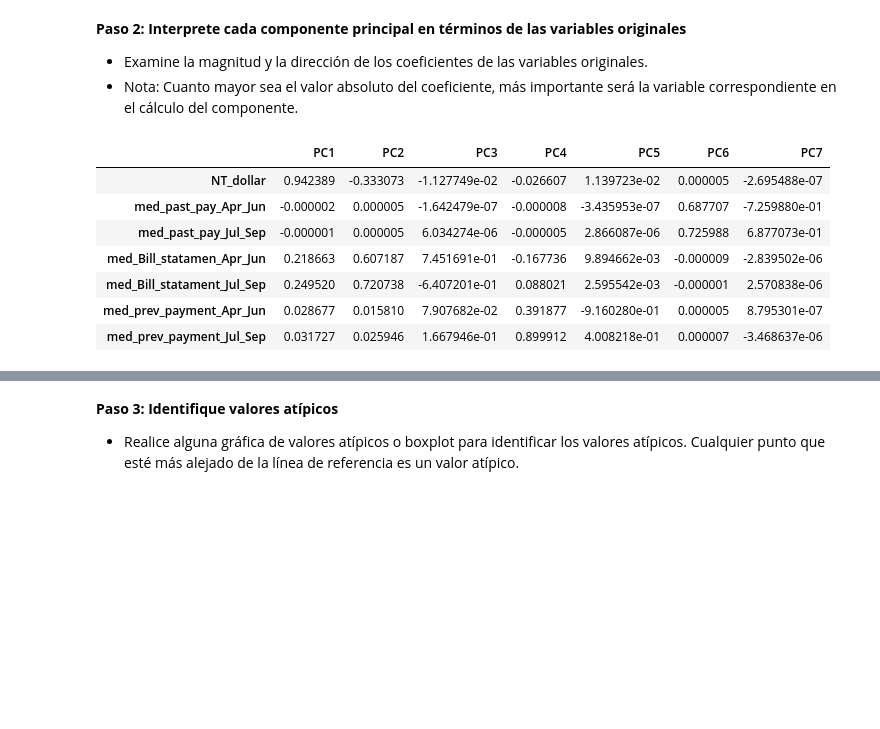
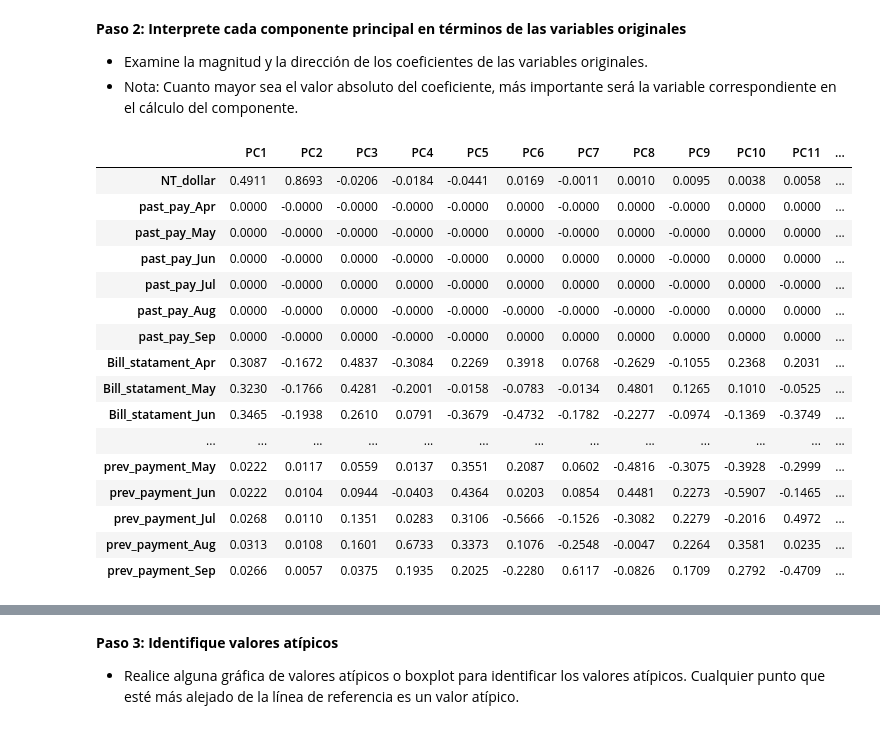
Before and after one commit to PosgradoMNA/actividades-de-aprendizaje-feracor, a Jupyter notebook: A01794022_Actividad_Semanal_4.ipynb, the cells around one changed output, grey strips where cells are left out. Drawn from its saved outputs; the diff is of its cells as text; code cells hidden in the pictures; blank space fills up the shorter version.

```diff
--- a/A01794022_Actividad_Semanal_4.ipynb
+++ b/A01794022_Actividad_Semanal_4.ipynb
@@ -121,7 +121,7 @@ df2
 
 df2 = df2.reindex(columns=['NT_dollar','past_pay_Apr','past_pay_May','past_pay_Jun','past_pay_Jul','past_pay_Aug','past_pay_Sep',
     'Bill_statament_Apr','Bill_statament_May','Bill_statament_Jun','Bill_statament_Jul','Bill_statament_Aug','Bill_statament_Sep',
-    'prev_payment_Apr','prev_payment_May','prev_payment_Jun','prev_payment_Jul','prev_payment_Aug','prev_payment_Sep','Y'])
+    'prev_payment_Apr','prev_payment_May','prev_payment_Jun','prev_payment_Jul','prev_payment_Aug','prev_payment_Sep'])
 df2.head(10)
 # %% [output]
 |  | NT_dollar | past_pay_Apr | past_pay_May | past_pay_Jun | past_pay_Jul | past_pay_Aug | past_pay_Sep | ... |
@@ -197,7 +147,7 @@ sns.heatmap(df3.corr().round(2), cmap="BuGn", annot=True, vmin=-1, vmax=1)
 # %%
 pcs = PCA()
 
-pcs.fit(df3)
+pcs.fit(df2)
 
 pcsSummary = pd.DataFrame({'Standard deviation': np.sqrt(pcs.explained_variance_),
                           'Proportion of variance': pcs.explained_variance_ratio_,
@@ -250,16 +200,25 @@ plt.show()
 # %%
 pcsComponents_df = pd.DataFrame(pcs.components_.transpose(),
                                 columns = pcsSummary.columns,
-                                index = df3.columns
+                                index = df2.columns
                                 )
-pcsComponents_df.iloc[:,:7]
+pcsComponents_df.iloc[:,:19].round(4)
 # %% [output]
-|  | PC1 | PC2 | PC3 | PC4 | PC5 | PC6 | PC7 |
-| NT_dollar | 0.942389 | -0.333073 | -1.127749e-02 | -0.026607 | 1.139723e-02 | 0.000005 | -2.695488e-07 |
-| med_past_pay_Apr_Jun | -0.000002 | 0.000005 | -1.642479e-07 | -0.000008 | -3.435953e-07 | 0.687707 | -7.259880e-01 |
-| med_past_pay_Jul_Sep | -0.000001 | 0.000005 | 6.034274e-06 | -0.000005 | 2.866087e-06 | 0.725988 | 6.877073e-01 |
-| med_Bill_statamen_Apr_Jun | 0.218663 | 0.607187 | 7.451691e-01 | -0.167736 | 9.894662e-03 | -0.000009 | -2.839502e-06 |
-| med_Bill_statament_Jul_Sep | 0.249520 | 0.720738 | -6.407201e-01 | 0.088021 | 2.595542e-03 | -0.000001 | 2.570838e-06 |
-| med_prev_payment_Apr_Jun | 0.028677 | 0.015810 | 7.907682e-02 | 0.391877 | -9.160280e-01 | 0.000005 | 8.795301e-07 |
-| med_prev_payment_Jul_Sep | 0.031727 | 0.025946 | 1.667946e-01 | 0.899912 | 4.008218e-01 | 0.000007 | -3.468637e-06 |
+|  | PC1 | PC2 | PC3 | PC4 | PC5 | PC6 | PC7 | PC8 | PC9 | PC10 | PC11 | ... |
+| NT_dollar | 0.4911 | 0.8693 | -0.0206 | -0.0184 | -0.0441 | 0.0169 | -0.0011 | 0.0010 | 0.0095 | 0.0038 | 0.0058 | ... |
+| past_pay_Apr | 0.0000 | -0.0000 | -0.0000 | -0.0000 | -0.0000 | 0.0000 | -0.0000 | 0.0000 | -0.0000 | 0.0000 | 0.0000 | ... |
+| past_pay_May | 0.0000 | -0.0000 | -0.0000 | -0.0000 | -0.0000 | 0.0000 | -0.0000 | 0.0000 | -0.0000 | 0.0000 | 0.0000 | ... |
+| past_pay_Jun | 0.0000 | -0.0000 | 0.0000 | -0.0000 | -0.0000 | 0.0000 | 0.0000 | 0.0000 | -0.0000 | 0.0000 | 0.0000 | ... |
+| past_pay_Jul | 0.0000 | -0.0000 | 0.0000 | 0.0000 | -0.0000 | 0.0000 | 0.0000 | 0.0000 | -0.0000 | 0.0000 | -0.0000 | ... |
+| past_pay_Aug | 0.0000 | -0.0000 | 0.0000 | -0.0000 | -0.0000 | -0.0000 | -0.0000 | -0.0000 | -0.0000 | 0.0000 | 0.0000 | ... |
+| past_pay_Sep | 0.0000 | -0.0000 | 0.0000 | -0.0000 | -0.0000 | 0.0000 | 0.0000 | 0.0000 | 0.0000 | 0.0000 | 0.0000 | ... |
+| Bill_statament_Apr | 0.3087 | -0.1672 | 0.4837 | -0.3084 | 0.2269 | 0.3918 | 0.0768 | -0.2629 | -0.1055 | 0.2368 | 0.2031 | ... |
+| Bill_statament_May | 0.3230 | -0.1766 | 0.4281 | -0.2001 | -0.0158 | -0.0783 | -0.0134 | 0.4801 | 0.1265 | 0.1010 | -0.0525 | ... |
+| Bill_statament_Jun | 0.3465 | -0.1938 | 0.2610 | 0.0791 | -0.3679 | -0.4732 | -0.1782 | -0.2277 | -0.0974 | -0.1369 | -0.3749 | ... |
+| ... | ... | ... | ... | ... | ... | ... | ... | ... | ... | ... | ... | ... |
+| prev_payment_May | 0.0222 | 0.0117 | 0.0559 | 0.0137 | 0.3551 | 0.2087 | 0.0602 | -0.4816 | -0.3075 | -0.3928 | -0.2999 | ... |
+| prev_payment_Jun | 0.0222 | 0.0104 | 0.0944 | -0.0403 | 0.4364 | 0.0203 | 0.0854 | 0.4481 | 0.2273 | -0.5907 | -0.1465 | ... |
+| prev_payment_Jul | 0.0268 | 0.0110 | 0.1351 | 0.0283 | 0.3106 | -0.5666 | -0.1526 | -0.3082 | 0.2279 | -0.2016 | 0.4972 | ... |
+| prev_payment_Aug | 0.0313 | 0.0108 | 0.1601 | 0.6733 | 0.3373 | 0.1076 | -0.2548 | -0.0047 | 0.2264 | 0.3581 | 0.0235 | ... |
+| prev_payment_Sep | 0.0266 | 0.0057 | 0.0375 | 0.1935 | 0.2025 | -0.2280 | 0.6117 | -0.0826 | 0.1709 | 0.2792 | -0.4709 | ... |
 # %%
```
Also changed, not shown: parts of 13 cells of this notebook.
